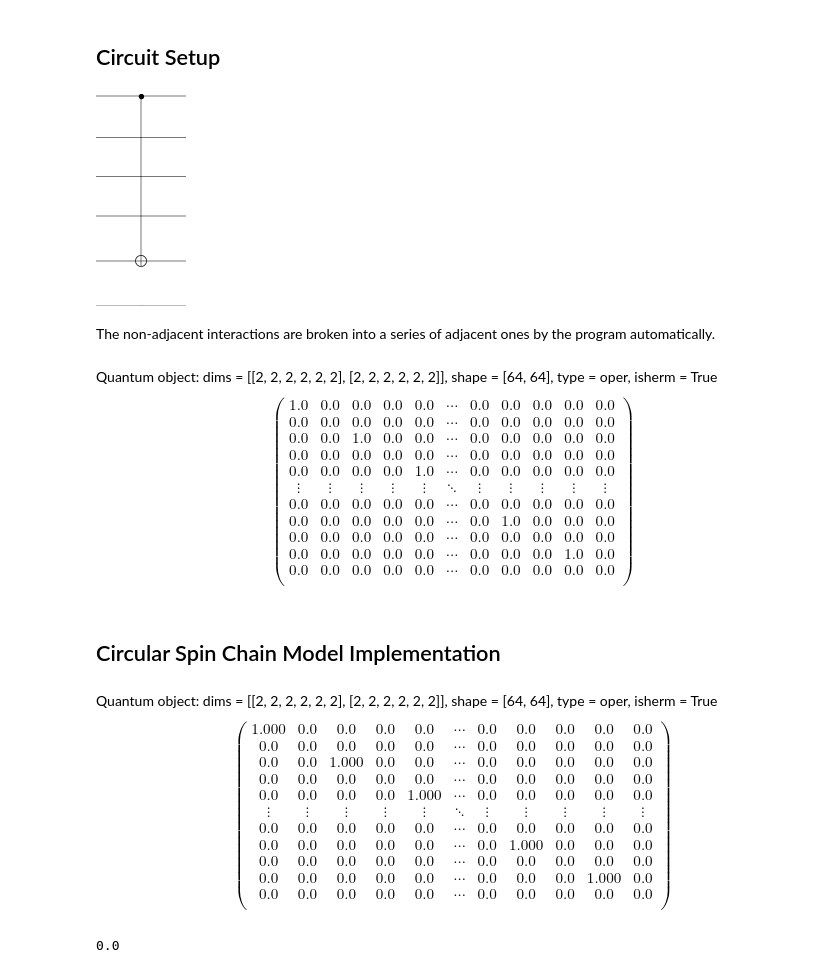
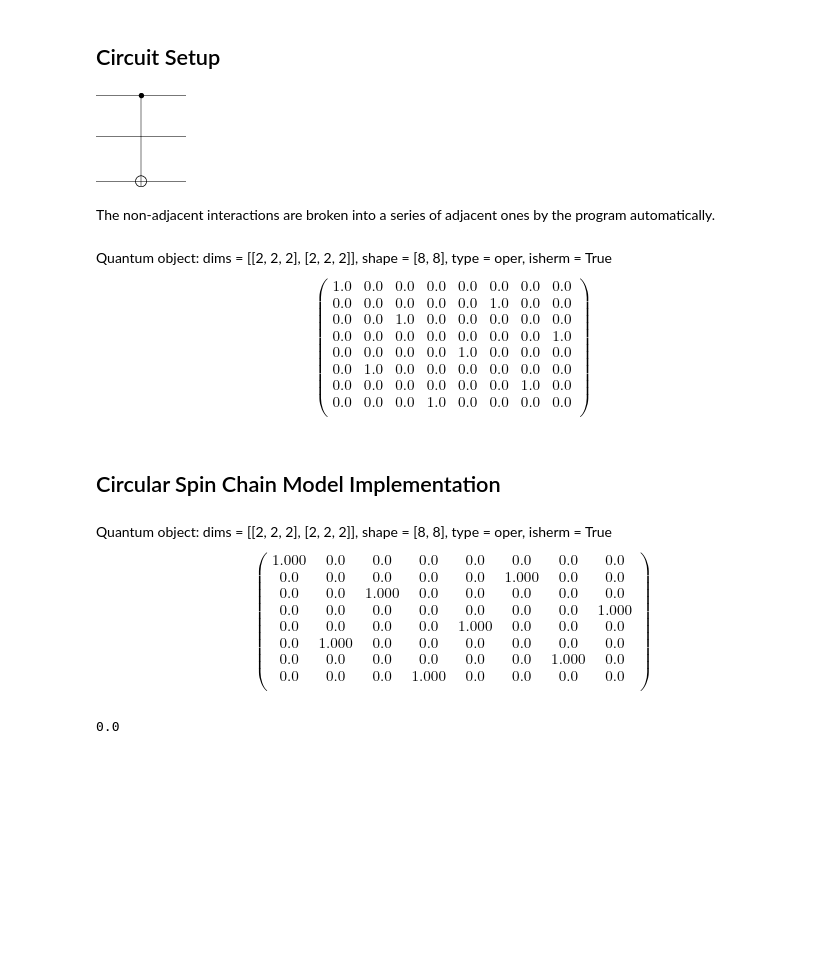
Before and after one commit to qutip/qutip-notebooks, a Jupyter notebook: examples/example-spin-chain-model.ipynb, the cells around one changed output. Cells and saved outputs as stored; diff of their text form; code cells hidden in the pictures; blank space fills up the shorter version.

```diff
--- a/examples/example-spin-chain-model.ipynb
+++ b/examples/example-spin-chain-model.ipynb
@@ -26,14 +26,14 @@ The linear and circular spin chain models employing the nearest neighbor interac
 # %% [markdown]
 ## Circuit Setup
 # %%
-N = 6
+N = 3
 qc = QubitCircuit(N)
 
-qc.add_gate("CNOT", targets=[1], controls=[5])
+qc.add_gate("CNOT", targets=[0], controls=[2])
 
 qc.png
 # %% [output]
-[figure, old version]
+[figure, new version]
 # %% [markdown]
 The non-adjacent interactions are broken into a series of adjacent ones by the program automatically.
 # %%
@@ -41,7 +41,7 @@ U_ideal = gate_sequence_product(qc.unitary_matrix())
 
 U_ideal
 # %% [output]
-Quantum object: dims = [[2, 2, 2, 2, 2, 2], [2, 2, 2, 2, 2, 2]], shape = [64, 64], type = oper, isherm = True\begin{equation*}\begin{pmatrix}1.0 & 0.0 & 0.0 & 0.0 & 0.0 & \cdots & 0.0 & 0.0 & 0.0 & 0.0 & 0.0\\0.0 & 0.0 & 0.0 & 0.0 & 0.0 & \cdots & 0.0 & 0.0 & 0.0 & 0.0 & 0.0\\0.0 & 0.0 & 1.0 & 0.0 & 0.0 & \cdots & 0.0 & 0.0 & 0.0 & 0.0 & 0.0\\0.0 & 0.0 & 0.0 & 0.0 & 0.0 & \cdots & 0.0 & 0.0 & 0.0 & 0.0 & 0.0\\0.0 & 0.0 & 0.0 & 0.0 & 1.0 & \cdots & 0.0 & 0.0 & 0.0 & 0.0 & 0.0\\\vdots & \vdots & \vdots & \vdots & \vdots & \ddots & \vdots & \vdots & \vdots & \vdots & \vdots\\0.0 & 0.0 & 0.0 & 0.0 & 0.0 & \cdots & 0.0 & 0.0 & 0.0 & 0.0 & 0.0\\0.0 & 0.0 & 0.0 & 0.0 & 0.0 & \cdots & 0.0 & 1.0 & 0.0 & 0.0 & 0.0\\0.0 & 0.0 & 0.0 & 0.0 & 0.0 & \cdots & 0.0 & 0.0 & 0.0 & 0.0 & 0.0\\0.0 & 0.0 & 0.0 & 0.0 & 0.0 & \cdots & 0.0 & 0.0 & 0.0 & 1.0 & 0.0\\0.0 & 0.0 & 0.0 & 0.0 & 0.0 & \cdots & 0.0 & 0.0 & 0.0 & 0.0 & 0.0\\\end{pmatrix}\end{equation*}
+Quantum object: dims = [[2, 2, 2], [2, 2, 2]], shape = [8, 8], type = oper, isherm = True\begin{equation*}\begin{pmatrix}1.0 & 0.0 & 0.0 & 0.0 & 0.0 & 0.0 & 0.0 & 0.0\\0.0 & 0.0 & 0.0 & 0.0 & 0.0 & 1.0 & 0.0 & 0.0\\0.0 & 0.0 & 1.0 & 0.0 & 0.0 & 0.0 & 0.0 & 0.0\\0.0 & 0.0 & 0.0 & 0.0 & 0.0 & 0.0 & 0.0 & 1.0\\0.0 & 0.0 & 0.0 & 0.0 & 1.0 & 0.0 & 0.0 & 0.0\\0.0 & 1.0 & 0.0 & 0.0 & 0.0 & 0.0 & 0.0 & 0.0\\0.0 & 0.0 & 0.0 & 0.0 & 0.0 & 0.0 & 1.0 & 0.0\\0.0 & 0.0 & 0.0 & 1.0 & 0.0 & 0.0 & 0.0 & 0.0\\\end{pmatrix}\end{equation*}
 # %% [markdown]
 ## Circular Spin Chain Model Implementation
 # %%
@@ -53,7 +53,7 @@ U_physical = gate_sequence_product(U_list)
 
 U_physical.tidyup(atol=1e-5)
 # %% [output]
-Quantum object: dims = [[2, 2, 2, 2, 2, 2], [2, 2, 2, 2, 2, 2]], shape = [64, 64], type = oper, isherm = True\begin{equation*}\begin{pmatrix}1.000 & 0.0 & 0.0 & 0.0 & 0.0 & \cdots & 0.0 & 0.0 & 0.0 & 0.0 & 0.0\\0.0 & 0.0 & 0.0 & 0.0 & 0.0 & \cdots & 0.0 & 0.0 & 0.0 & 0.0 & 0.0\\0.0 & 0.0 & 1.000 & 0.0 & 0.0 & \cdots & 0.0 & 0.0 & 0.0 & 0.0 & 0.0\\0.0 & 0.0 & 0.0 & 0.0 & 0.0 & \cdots & 0.0 & 0.0 & 0.0 & 0.0 & 0.0\\0.0 & 0.0 & 0.0 & 0.0 & 1.000 & \cdots & 0.0 & 0.0 & 0.0 & 0.0 & 0.0\\\vdots & \vdots & \vdots & \vdots & \vdots & \ddots & \vdots & \vdots & \vdots & \vdots & \vdots\\0.0 & 0.0 & 0.0 & 0.0 & 0.0 & \cdots & 0.0 & 0.0 & 0.0 & 0.0 & 0.0\\0.0 & 0.0 & 0.0 & 0.0 & 0.0 & \cdots & 0.0 & 1.000 & 0.0 & 0.0 & 0.0\\0.0 & 0.0 & 0.0 & 0.0 & 0.0 & \cdots & 0.0 & 0.0 & 0.0 & 0.0 & 0.0\\0.0 & 0.0 & 0.0 & 0.0 & 0.0 & \cdots & 0.0 & 0.0 & 0.0 & 1.000 & 0.0\\0.0 & 0.0 & 0.0 & 0.0 & 0.0 & \cdots & 0.0 & 0.0 & 0.0 & 0.0 & 0.0\\\end{pmatrix}\end{equation*}
+Quantum object: dims = [[2, 2, 2], [2, 2, 2]], shape = [8, 8], type = oper, isherm = True\begin{equation*}\begin{pmatrix}1.000 & 0.0 & 0.0 & 0.0 & 0.0 & 0.0 & 0.0 & 0.0\\0.0 & 0.0 & 0.0 & 0.0 & 0.0 & 1.000 & 0.0 & 0.0\\0.0 & 0.0 & 1.000 & 0.0 & 0.0 & 0.0 & 0.0 & 0.0\\0.0 & 0.0 & 0.0 & 0.0 & 0.0 & 0.0 & 0.0 & 1.000\\0.0 & 0.0 & 0.0 & 0.0 & 1.000 & 0.0 & 0.0 & 0.0\\0.0 & 1.000 & 0.0 & 0.0 & 0.0 & 0.0 & 0.0 & 0.0\\0.0 & 0.0 & 0.0 & 0.0 & 0.0 & 0.0 & 1.000 & 0.0\\0.0 & 0.0 & 0.0 & 1.000 & 0.0 & 0.0 & 0.0 & 0.0\\\end{pmatrix}\end{equation*}
 # %%
 (U_ideal - U_physical).norm()
 # %% [output]
```
Also changed, not shown: parts of 12 cells of this notebook.
